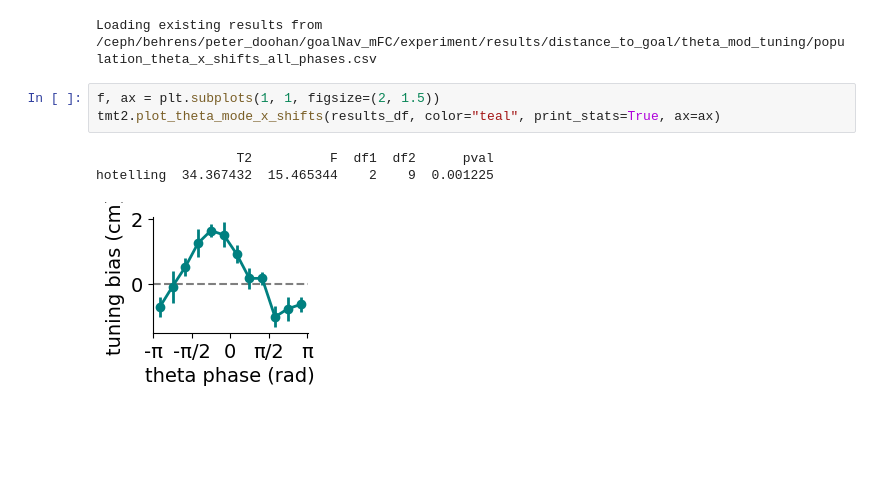
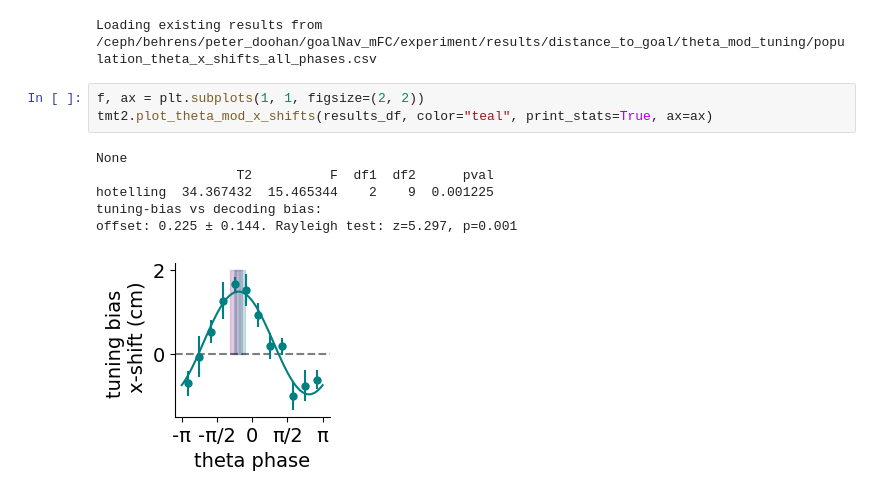
Before and after one commit to peterdoohan/GridMaze-mFC, a Jupyter notebook: Notebooks/theta_mod.ipynb, the cells around one changed output. Cells and saved outputs as stored; diff of their text form; blank space fills up the shorter version.

Commit message:
updated theta mode tuning curves analysis to plot ref decoding bias + stats

```diff
--- a/Notebooks/theta_mod.ipynb
+++ b/Notebooks/theta_mod.ipynb
@@ -171,9 +171,12 @@ results_df = tmt2.get_population_distance_tuning_theta_x_shifts_all_phases(verbo
 # %% [output]
 Loading existing results from /ceph/behrens/peter_doohan/goalNav_mFC/experiment/results/distance_to_goal/theta_mod_tuning/population_theta_x_shifts_all_phases.csv
 # %%
-f, ax = plt.subplots(1, 1, figsize=(2, 1.5))
-tmt2.plot_theta_mode_x_shifts(results_df, color="teal", print_stats=True, ax=ax)
+f, ax = plt.subplots(1, 1, figsize=(2, 2))
+tmt2.plot_theta_mod_x_shifts(results_df, color="teal", print_stats=True, ax=ax)
 # %% [output]
+None
                   T2          F  df1  df2      pval
 hotelling  34.367432  15.465344    2    9  0.001225
+tuning-bias vs decoding bias:
+offset: 0.225 ± 0.144. Rayleigh test: z=5.297, p=0.001
-[figure, old version]
+[figure, new version]
```
Also changed, not shown: 1 other file.
